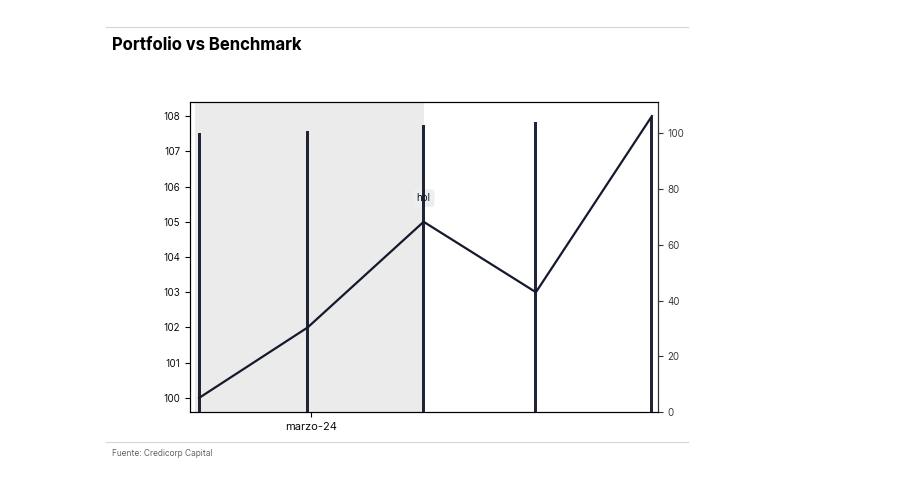
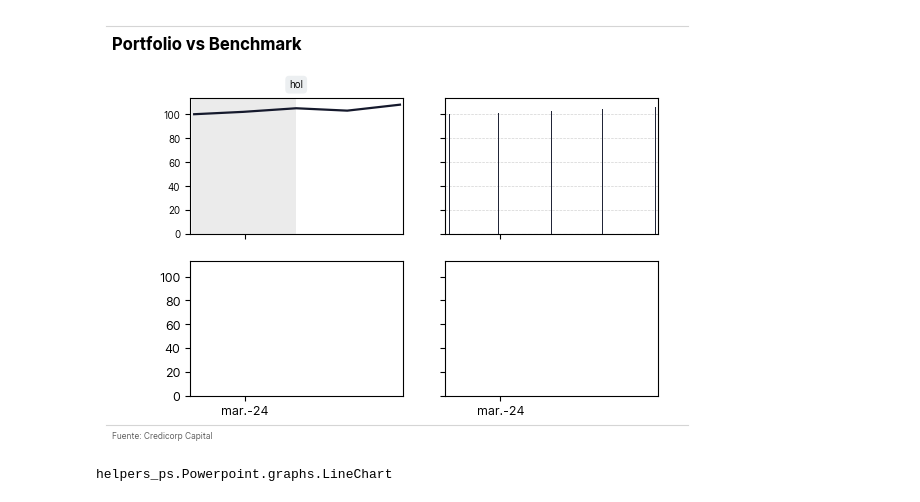
Before and after one commit to jc-ocampob/helpers_ps, a Jupyter notebook: prueba_2.ipynb, the cells around one changed output. Saved outputs shown, nothing was run; the diff lists cells and outputs as text; code cells hidden in the pictures.

```diff
--- a/prueba_2.ipynb
+++ b/prueba_2.ipynb
@@ -28,33 +44,37 @@ GraphMtplt()
 # %%
 df = pd.DataFrame(
     {
         "Portfolio": [100, 102, 105, 103, 108],
         "Benchmark": [100, 101, 103, 104, 106],
     },
     index=pd.date_range("2024-01-31", periods=5, freq="ME")
 )
 
 hp.set_graph_theme()
 
 g = (
     hp.GraphMtplt(dataframe=df)
+    .plot(ncols=2, nrows=2, sharey=True, sharex=True)
     .graph_line(
         tickers="Portfolio",
         titles={
             "title": "Portfolio vs Benchmark"
         },
-        axis_side="left"
     )
     .add_source(["Fuente: Credicorp Capital"])
     .tag(pd.to_datetime("2024-03-31"), y_value=105, label="hol")
     .shade_x([("2023-12-31", "2024-03-31")])
+    .axis(1)
     .graph_bar(
         tickers="Benchmark",
-        axis_side="right",
+        axis_side="left",
     )
+    .horizontal_guides()
 )
 # %% [output]
-[figure, old version]
+[figure, new version]
 # %%
-hp.Powerpoint.Line_chart
+hp.Powerpoint.LineChart
+# %% [output]
+helpers_ps.Powerpoint.graphs.LineChart
 # %%
```
Also changed, not shown: parts of 3 cells of this notebook, 20 other files.
